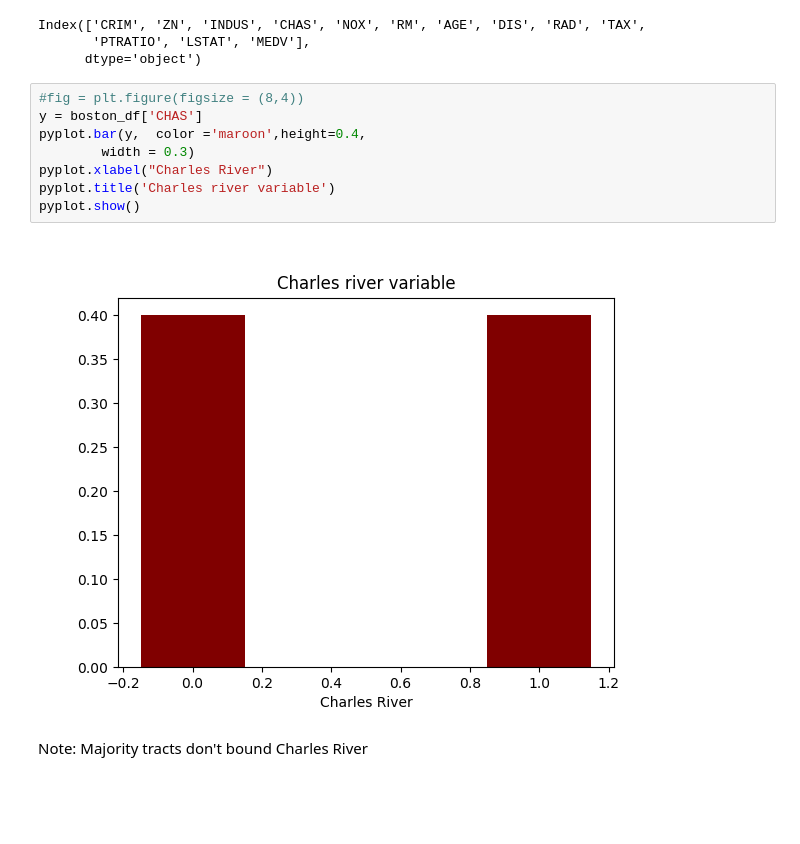
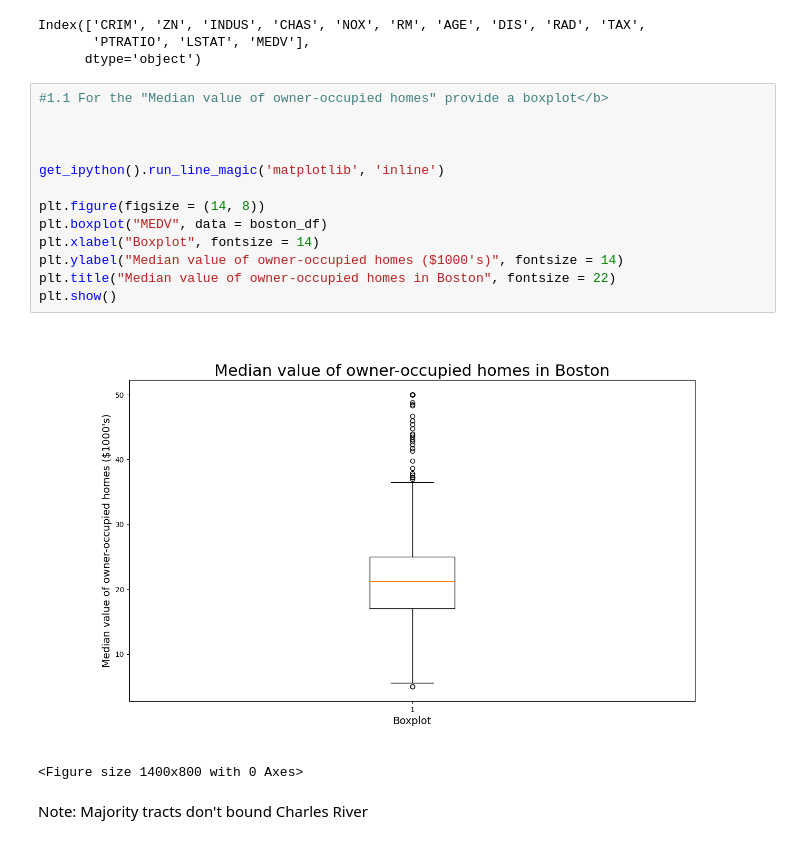
Before and after one commit to VIGHNESH1521/testrepo, a Jupyter notebook: Templates_Optional_Peer_Graded_Assignment.jupyterlite.ipynb, the cells around one changed output. Saved outputs shown, nothing was run; the diff lists cells and outputs as text; blank space fills up the shorter version.

```diff
--- a/Templates_Optional_Peer_Graded_Assignment.jupyterlite.ipynb
+++ b/Templates_Optional_Peer_Graded_Assignment.jupyterlite.ipynb
@@ -104,15 +105,21 @@ boston_df.columns
 Index(['CRIM', 'ZN', 'INDUS', 'CHAS', 'NOX', 'RM', 'AGE', 'DIS', 'RAD', 'TAX',
        'PTRATIO', 'LSTAT', 'MEDV'],
       dtype='object')
-# %%
-#fig = plt.figure(figsize = (8,4))
-y = boston_df['CHAS']
-pyplot.bar(y,  color ='maroon',height=0.4,
-        width = 0.3)
-pyplot.xlabel("Charles River")
-pyplot.title('Charles river variable')
-pyplot.show()
-# %% [output]
-[figure, removed]
+# %%
+#1.1 For the "Median value of owner-occupied homes" provide a boxplot</b>
+
+
+
+get_ipython().run_line_magic('matplotlib', 'inline')
+
+plt.figure(figsize = (14, 8))
+plt.boxplot("MEDV", data = boston_df)
+plt.xlabel("Boxplot", fontsize = 14)
+plt.ylabel("Median value of owner-occupied homes ($1000's)", fontsize = 14)
+plt.title("Median value of owner-occupied homes in Boston", fontsize = 22)
+plt.show()
+# %% [output]
+[figure, added]
+<Figure size 1400x800 with 0 Axes>
 # %% [markdown]
 Note: Majority tracts don't bound Charles River
```
Also changed, not shown: parts of 63 cells of this notebook.
